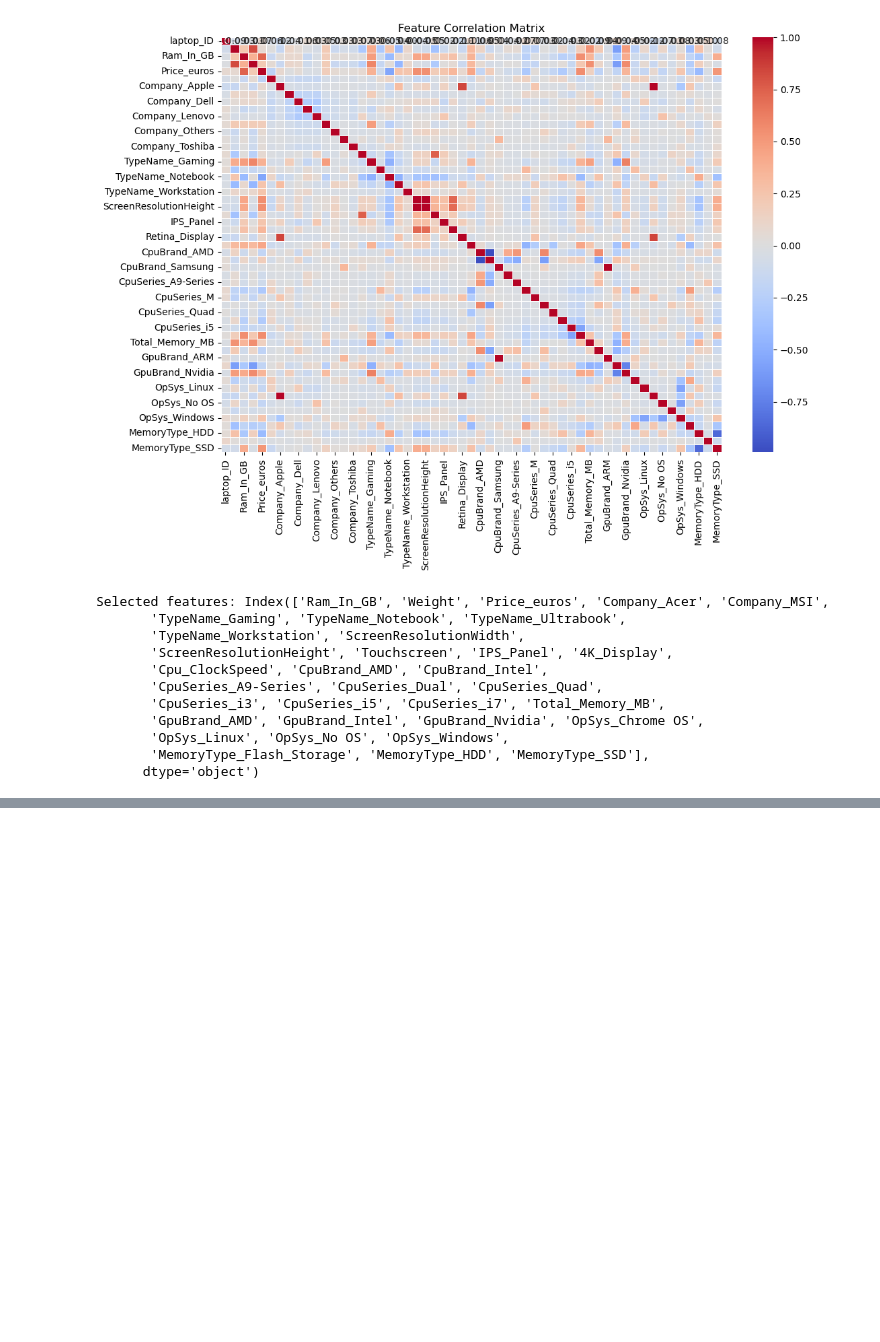
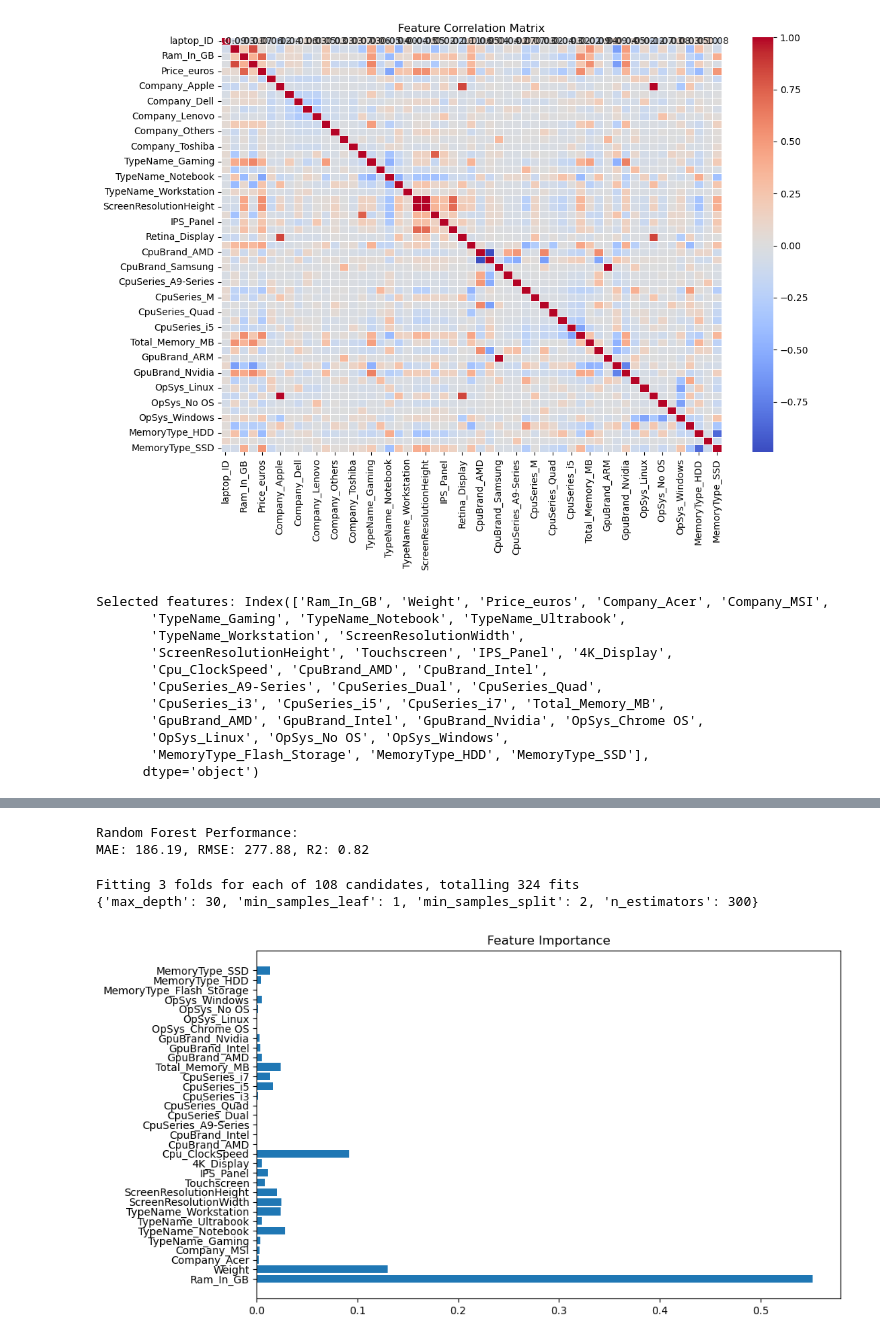
Before and after one commit to edeniyanda/LaptopPricingAI, a Jupyter notebook: main.ipynb, the cells around one changed output, grey strips where cells are left out. Cells and saved outputs as stored; diff of their text form; code cells hidden in the pictures; blank space fills up the shorter version.

```diff
--- a/main.ipynb
+++ b/main.ipynb
@@ -918,4 +918,5 @@ Selected features: Index(['Ram_In_GB', 'Weight', 'Price_euros', 'Company_Acer',
        'MemoryType_Flash_Storage', 'MemoryType_HDD', 'MemoryType_SSD'],
       dtype='object')
 # %%
-data[selected_features]
+data = data[selected_features]
+data.columns
@@ -921,0 +955,2 @@ data[selected_features]
+# %%
+data = data.dropna()
@@ -921,0 +990,10 @@ data[selected_features]
+# %%
+from sklearn.linear_model import LinearRegression
+from sklearn.metrics import mean_absolute_error, mean_squared_error, r2_score
+
+# Initialize and train the model
+model = LinearRegression()
+model.fit(X_train, y_train)
+
+# Make predictions on the test set
+y_pred = model.predict(X_test)
@@ -921,0 +1015,51 @@ data[selected_features]
+# %%
+from sklearn.ensemble import RandomForestRegressor
+
+# Initialize and train a Random Forest model
+rf_model = RandomForestRegressor(random_state=42)
+rf_model.fit(X_train, y_train)
+
+# Make predictions
+rf_y_pred = rf_model.predict(X_test)
+
+# Evaluate
+rf_mae = mean_absolute_error(y_test, rf_y_pred)
+rf_rmse = mean_squared_error(y_test, rf_y_pred, squared=False)
+rf_r2 = r2_score(y_test, rf_y_pred)
+
+print(f"Random Forest Performance:")
+print(f"MAE: {rf_mae:.2f}, RMSE: {rf_rmse:.2f}, R2: {rf_r2:.2f}")
+# %% [output]
+Random Forest Performance:
+MAE: 186.19, RMSE: 277.88, R2: 0.82
+# %%
+from sklearn.model_selection import GridSearchCV
+
+# Define parameter grid
+param_grid = {
+    'n_estimators': [100, 200, 300],
+    'max_depth': [10, 20, 30, None],
+    'min_samples_split': [2, 5, 10],
+    'min_samples_leaf': [1, 2, 4]
+}
+
+# Initialize Grid Search
+grid_search = GridSearchCV(estimator=RandomForestRegressor(random_state=42), param_grid=param_grid, cv=3, scoring='neg_mean_absolute_error', verbose=2, n_jobs=-1)
+grid_search.fit(X_train, y_train)
+
+# Best parameters and model
+print(grid_search.best_params_)
+best_rf_model = grid_search.best_estimator_
+# %% [output]
+Fitting 3 folds for each of 108 candidates, totalling 324 fits
+{'max_depth': 30, 'min_samples_leaf': 1, 'min_samples_split': 2, 'n_estimators': 300}
+# %%
+import matplotlib.pyplot as plt
+feature_importances = rf_model.feature_importances_
+features = X.columns
+plt.figure(figsize=(10, 6))
+plt.barh(features, feature_importances)
+plt.title("Feature Importance")
+plt.show()
+# %% [output]
+[figure, added]
```
Also changed, not shown: parts of 5 cells of this notebook.
